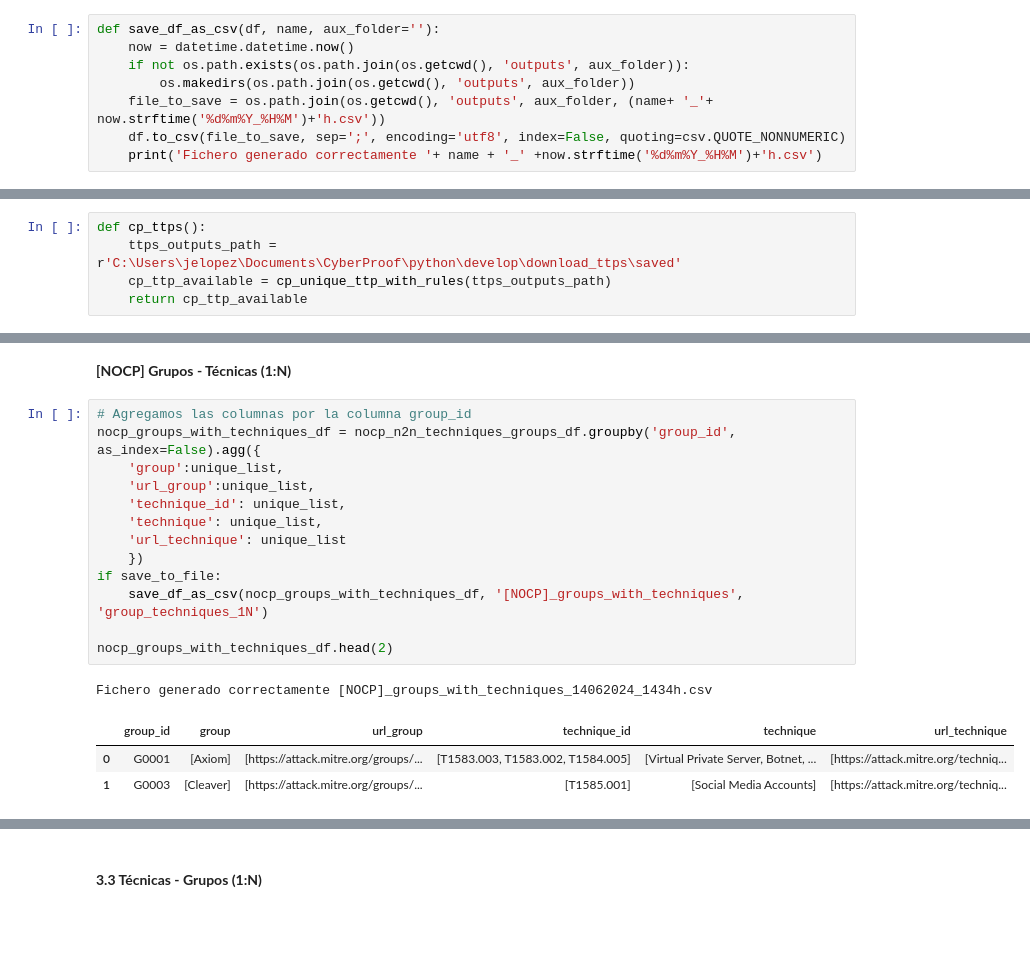
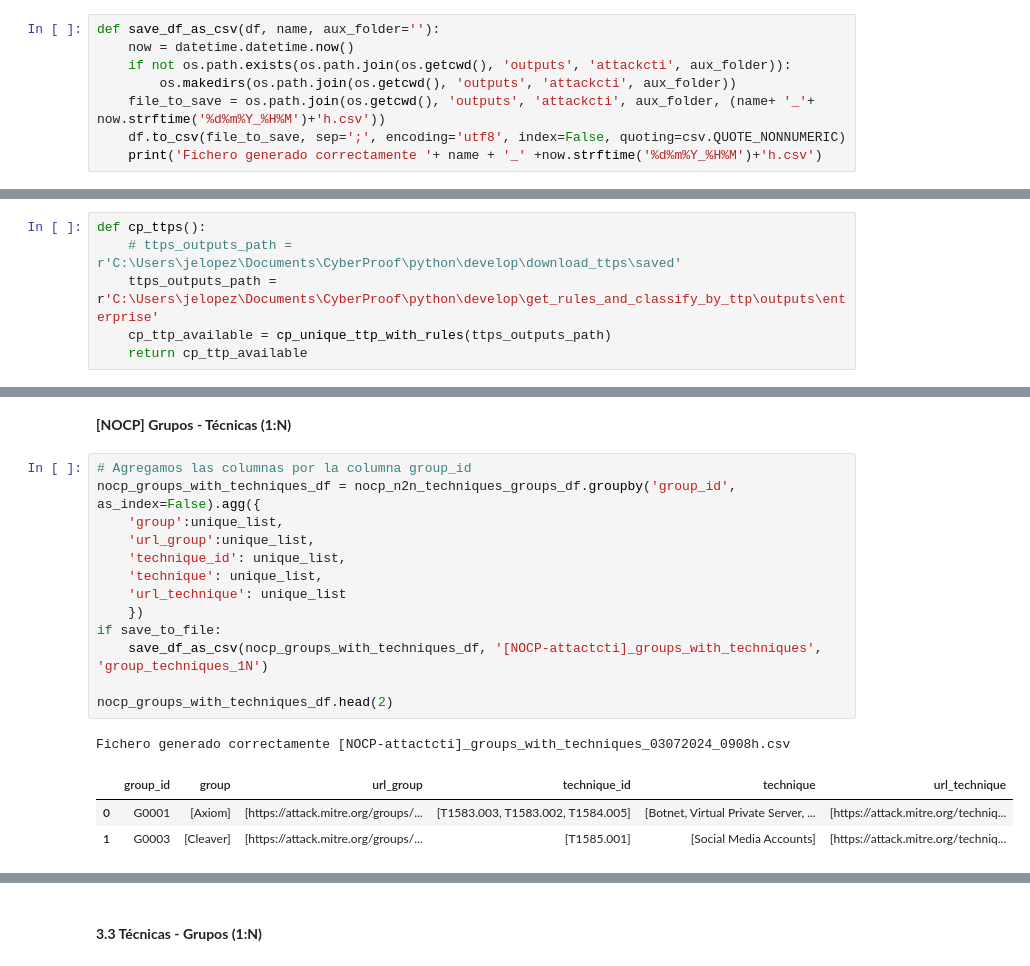
Before and after one commit to cyberauditor-framework/Mitre-Detections-Rules-Framework, a Jupyter notebook: mitre_relationships/[attackcti]_mitre_relationships.ipynb, the cells around one changed output, grey strips where cells are left out. Cells and saved outputs as stored; diff of their text form; blank space fills up the shorter version.

```diff
--- a/mitre_relationships/[attackcti]_mitre_relationships.ipynb
+++ b/mitre_relationships/[attackcti]_mitre_relationships.ipynb
@@ -412,9 +412,9 @@ def find_techniques(texto, techniques_enterprise_list):
 # %%
 def save_df_as_csv(df, name, aux_folder=''):
     now = datetime.datetime.now()
-    if not os.path.exists(os.path.join(os.getcwd(), 'outputs', aux_folder)):
-        os.makedirs(os.path.join(os.getcwd(), 'outputs', aux_folder))
-    file_to_save = os.path.join(os.getcwd(), 'outputs', aux_folder, (name+ '_'+ now.strftime('%d%m%Y_%H%M')+'h.csv'))
+    if not os.path.exists(os.path.join(os.getcwd(), 'outputs', 'attackcti', aux_folder)):
+        os.makedirs(os.path.join(os.getcwd(), 'outputs', 'attackcti', aux_folder))
+    file_to_save = os.path.join(os.getcwd(), 'outputs', 'attackcti', aux_folder, (name+ '_'+ now.strftime('%d%m%Y_%H%M')+'h.csv'))
     df.to_csv(file_to_save, sep=';', encoding='utf8', index=False, quoting=csv.QUOTE_NONNUMERIC)
     print('Fichero generado correctamente '+ name + '_' +now.strftime('%d%m%Y_%H%M')+'h.csv')
 # %%
@@ -456,7 +456,8 @@ def cp_unique_ttp_with_rules(path):
     return filtered_folders
 # %%
 def cp_ttps():
-    ttps_outputs_path = r'C:\Users\jelopez\Documents\CyberProof\python\develop\download_ttps\saved'
+    # ttps_outputs_path = r'C:\Users\jelopez\Documents\CyberProof\python\develop\download_ttps\saved'
+    ttps_outputs_path = r'C:\Users\jelopez\Documents\CyberProof\python\develop\get_rules_and_classify_by_ttp\outputs\enterprise'
     cp_ttp_available = cp_unique_ttp_with_rules(ttps_outputs_path)
     return cp_ttp_available
 # %%
@@ -1043,20 +1066,20 @@ print(f"[CP] Filas del df: {cp_groups_with_techniques_df.shape[0]}. Grupos únic
 # %%
 # Agregamos las columnas por la columna group_id
 nocp_groups_with_techniques_df = nocp_n2n_techniques_groups_df.groupby('group_id', as_index=False).agg({
     'group':unique_list,
     'url_group':unique_list,
     'technique_id': unique_list,
     'technique': unique_list,
     'url_technique': unique_list
     })
 if save_to_file:
-    save_df_as_csv(nocp_groups_with_techniques_df, '[NOCP]_groups_with_techniques', 'group_techniques_1N')
+    save_df_as_csv(nocp_groups_with_techniques_df, '[NOCP-attactcti]_groups_with_techniques', 'group_techniques_1N')
 
 nocp_groups_with_techniques_df.head(2)
 # %% [output]
-Fichero generado correctamente [NOCP]_groups_with_techniques_14062024_1434h.csv
+Fichero generado correctamente [NOCP-attactcti]_groups_with_techniques_03072024_0908h.csv
 |  | group_id | group | url_group | technique_id | technique | url_technique |
-| 0 | G0001 | [Axiom] | [https://attack.mitre.org/groups/... | [T1583.003, T1583.002, T1584.005] | [Virtual Private Server, Botnet, ... | [https://attack.mitre.org/techniq... |
+| 0 | G0001 | [Axiom] | [https://attack.mitre.org/groups/... | [T1583.003, T1583.002, T1584.005] | [Botnet, Virtual Private Server, ... | [https://attack.mitre.org/techniq... |
 | 1 | G0003 | [Cleaver] | [https://attack.mitre.org/groups/... | [T1585.001] | [Social Media Accounts] | [https://attack.mitre.org/techniq... |
 # %%
 print(f"[NOCP] Filas del df: {nocp_groups_with_techniques_df.shape[0]}. Grupos únicos: {nocp_groups_with_techniques_df['group_id'].nunique()}.")
```
Also changed, not shown: parts of 68 cells of this notebook.
